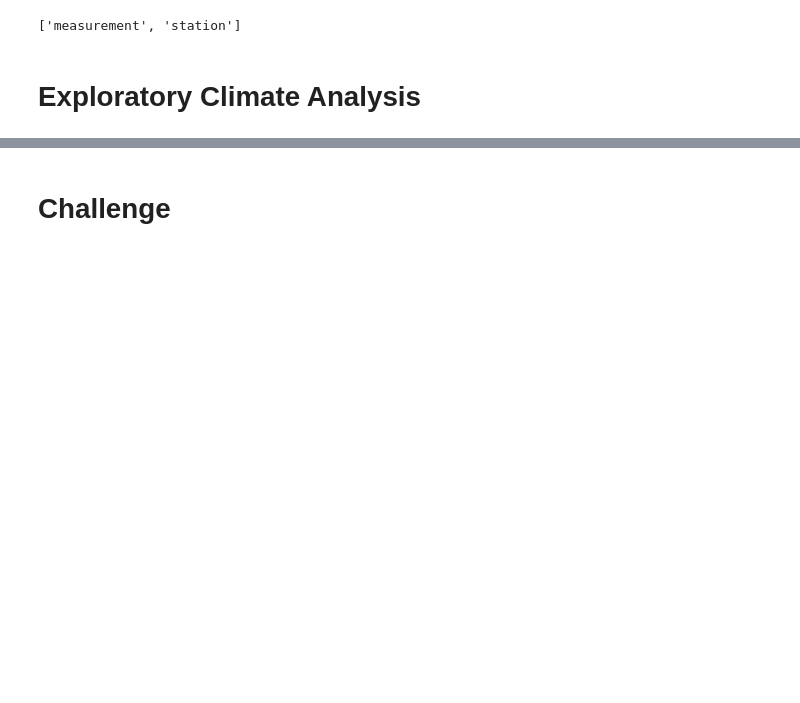
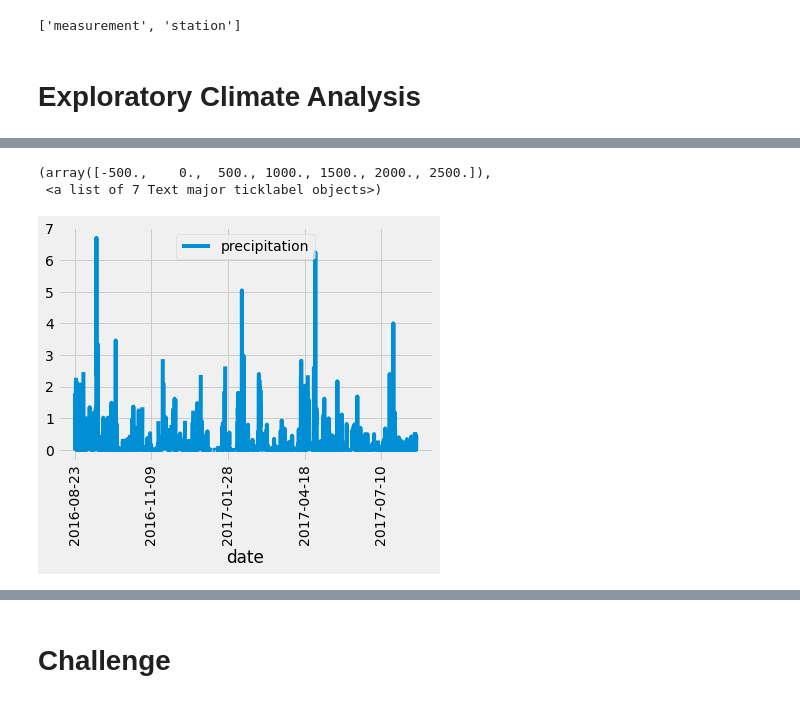
Before and after one commit to daphany/surfs_up, a Jupyter notebook: climate_analysis.ipynb, the cells around one changed output, grey strips where cells are left out. Saved outputs shown, nothing was run; the diff lists cells and outputs as text; code cells hidden in the pictures; blank space fills up the shorter version.

```diff
--- a/climate_analysis.ipynb
+++ b/climate_analysis.ipynb
@@ -52,2 +83,9 @@ Station = Base.classes.station
+# %%
+df.plot()
+plt.xticks(rotation=90)
+# %% [output]
+(array([-500.,    0.,  500., 1000., 1500., 2000., 2500.]),
+ <a list of 7 Text major ticklabel objects>)
+[figure, added]
 # %%
 # Use Pandas to calcualte the summary statistics for the precipitation data
```
Also changed, not shown: parts of 3 cells of this notebook.
